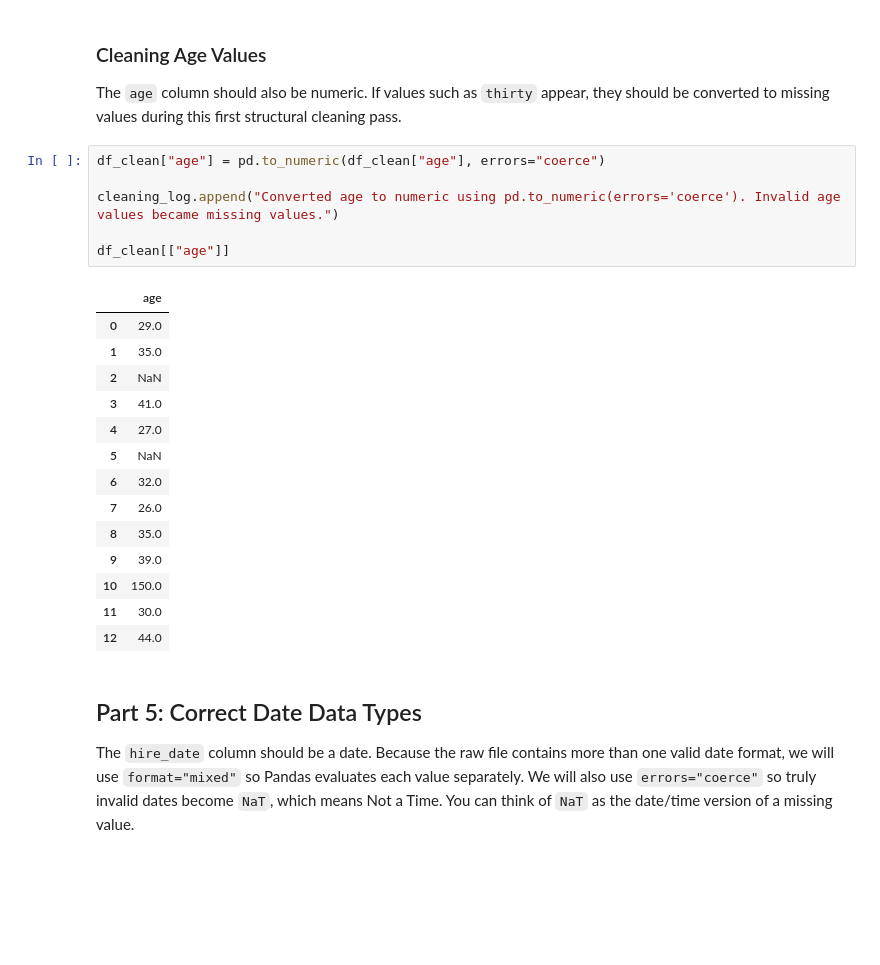
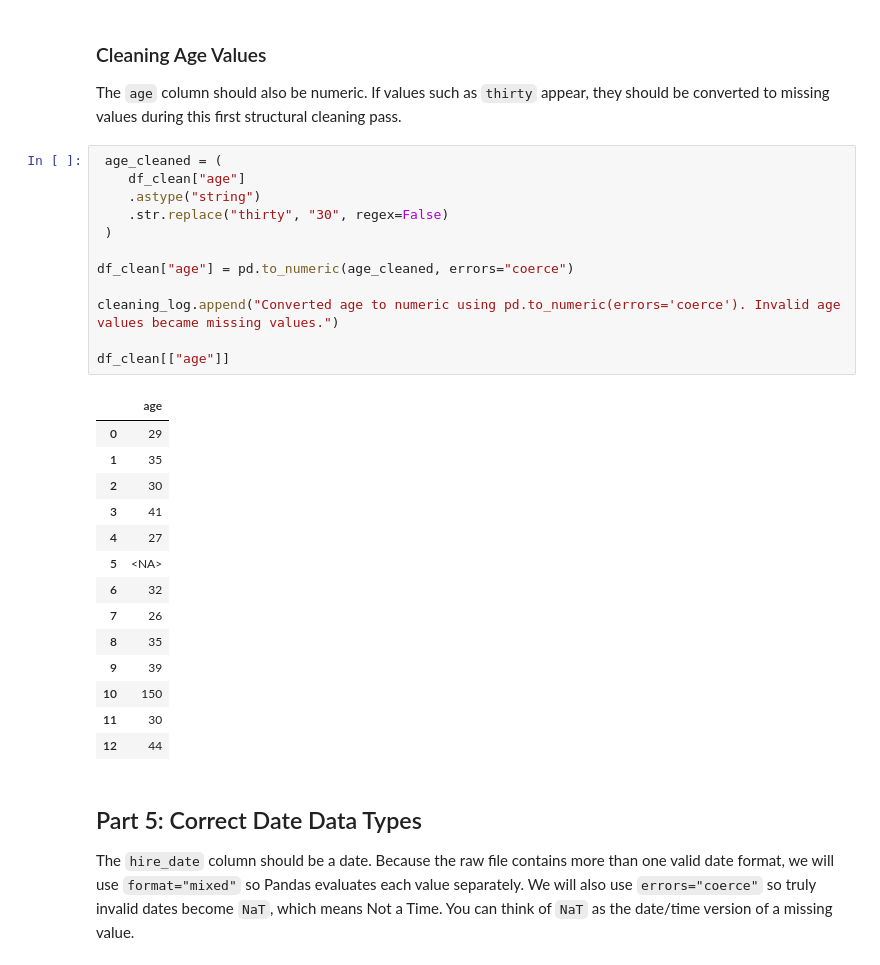
Before and after one commit to JonathanStachowiak/ban6003week3-4-Jonathan_Stachowiak-, a Jupyter notebook: notebooks/week3_data_cleaning_lab.ipynb, the cells around one changed output. Cells and saved outputs as stored; diff of their text form; blank space fills up the shorter version.

```diff
--- a/notebooks/week3_data_cleaning_lab.ipynb
+++ b/notebooks/week3_data_cleaning_lab.ipynb
@@ -235,26 +235,32 @@ df_clean[["salary"]]
 
 The `age` column should also be numeric. If values such as `thirty` appear, they should be converted to missing values during this first structural cleaning pass.
 # %%
-df_clean["age"] = pd.to_numeric(df_clean["age"], errors="coerce")
+ age_cleaned = (
+    df_clean["age"]
+    .astype("string")
+    .str.replace("thirty", "30", regex=False)
+ )
+
+df_clean["age"] = pd.to_numeric(age_cleaned, errors="coerce")
 
 cleaning_log.append("Converted age to numeric using pd.to_numeric(errors='coerce'). Invalid age values became missing values.")
 
 df_clean[["age"]]
 # %% [output]
 |  | age |
-| 0 | 29.0 |
-| 1 | 35.0 |
-| 2 | NaN |
-| 3 | 41.0 |
-| 4 | 27.0 |
-| 5 | NaN |
-| 6 | 32.0 |
-| 7 | 26.0 |
-| 8 | 35.0 |
-| 9 | 39.0 |
-| 10 | 150.0 |
-| 11 | 30.0 |
-| 12 | 44.0 |
+| 0 | 29 |
+| 1 | 35 |
+| 2 | 30 |
+| 3 | 41 |
+| 4 | 27 |
+| 5 | <NA> |
+| 6 | 32 |
+| 7 | 26 |
+| 8 | 35 |
+| 9 | 39 |
+| 10 | 150 |
+| 11 | 30 |
+| 12 | 44 |
 # %% [markdown]
 ## Part 5: Correct Date Data Types
 
```
Also changed, not shown: parts of 8 cells of this notebook, 1 other file.
